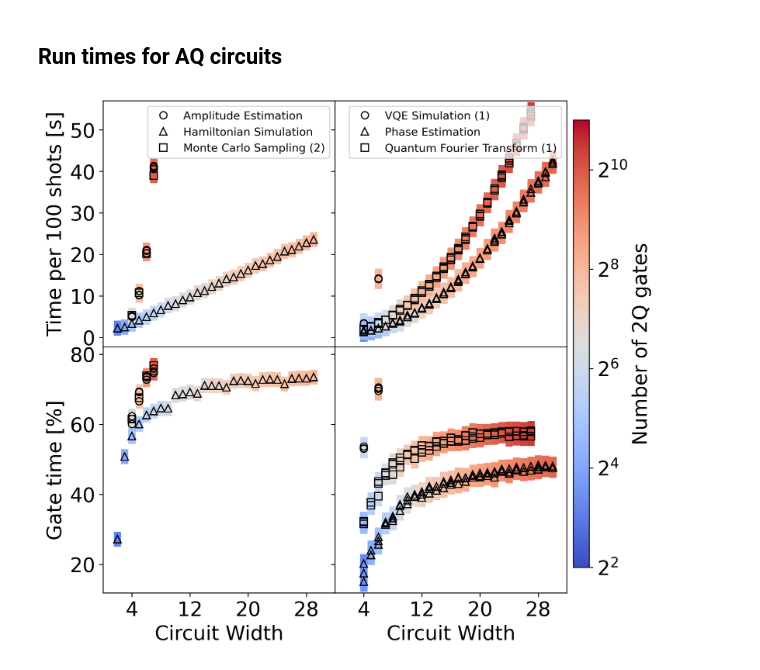
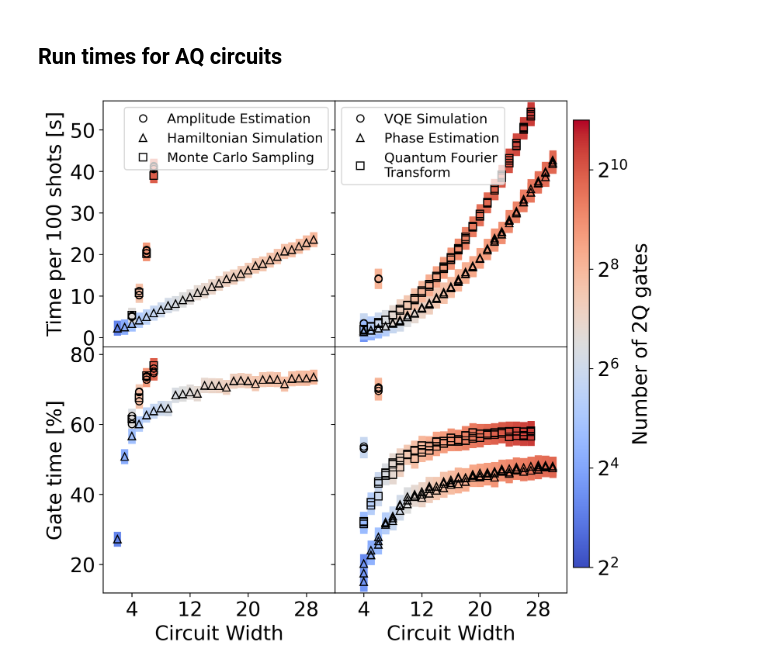
Before and after one commit to ionq-publications/forte_aq29_data, a Jupyter notebook: figures/create_AQcircuit_figures.ipynb, the cells around one changed output. Drawn from its saved outputs; the diff is of its cells as text; code cells hidden in the pictures.

```diff
--- a/figures/create_AQcircuit_figures.ipynb
+++ b/figures/create_AQcircuit_figures.ipynb
@@ -345,7 +346,7 @@ for j in range(2):
         app_name = alg_names[app_abbrev]
         plt.plot([], [], label=app_name, marker=marker, lw=0, mec='k', mfc='w')
         plt.axvline(1/np.exp(1), color='lightgray', ls=':', lw=0.75, zorder=1)
-    plt.legend(loc='lower left', bbox_to_anchor=(0.25, 0.0), frameon=False, fontsize=10, framealpha=0.35)
+    plt.legend(loc='lower left', bbox_to_anchor=(0.11, -0.03), frameon=False, fontsize=12, framealpha=0.35)
 
 
     plt.sca(axs[j])
@@ -879,10 +880,14 @@ def one_row(xparam, yparam, zparam, axs, scale_f, xlabel=None, ylabel=None, squa
             g = gb.get_group(aqc)
             x = g[xparam].values
             y = g[yparam].values
+            aqc = aqc.strip(" (1)")
+            aqc = aqc.strip(" (2)")
+            if aqc == 'Quantum Fourier Transform':
+                aqc = 'Quantum Fourier\nTransform'
             plt.plot(x, y, label=aqc, c='k', marker=markers[j], mfc='None', lw=0.0, ms=6.5, alpha=1 )
 
         if legend:
-            plt.legend(framealpha=0.75)
+            plt.legend(framealpha=0.75, fontsize=12)
 
         if square_w is None:
             xrange = sub(*plt.xlim())
@@ -908,31 +913,31 @@ vmax = 11
 scale_f = lambda z: scale((np.log2(z)), vmin=vmin, vmax=vmax)
 one_row('qubits', 'runTime100', 'n_2q_qiskit', (ax1, ax2),  scale_f, ylabel='Time per 100 shots [s]', xlabel='Circuit Width', square_w=1)
 one_row('qubits', 'util', 'n_2q_qiskit', (ax3, ax4), scale_f, ylabel='Gate time [%]', xlabel='Circuit Width', square_w=1, legend=False)
 
 
 fs = 18
 for ax in (ax1, ax2, ax3, ax4):
     ax.tick_params(labelsize=fs)
     ax.xaxis.label.set_fontsize(fs)
     ax.yaxis.label.set_fontsize(fs)
 
 wx = [4, 12, 20, 28]
 ax1.xaxis.set_ticks(wx)
 ax2.xaxis.set_ticks(wx)
 
 fig.subplots_adjust(right=0.85)
 ax = fig.add_axes([.86, 0.15, 0.025, 0.7]);
 
 norm = mpl.colors.Normalize(vmin=vmin, vmax=vmax)
 cb1 = mpl.colorbar.ColorbarBase(ax, cmap=cmap,
                                 norm=norm,
                                 orientation='vertical')
 cb1.set_label('Number of 2Q gates', fontsize=fs)
 ax.tick_params(labelsize=fs)
 
 cbticks = [2,4,6,8,10]
 cb1.set_ticks(cbticks)
 cb1.set_ticklabels(['$2^{%d}$'%x for x in cbticks])
 fig.savefig('fig_aqcircuit_runtimes.pdf')
 # %% [output]
-[figure, old version]
+[figure, new version]
```
Also changed, not shown: parts of 4 cells of this notebook.
